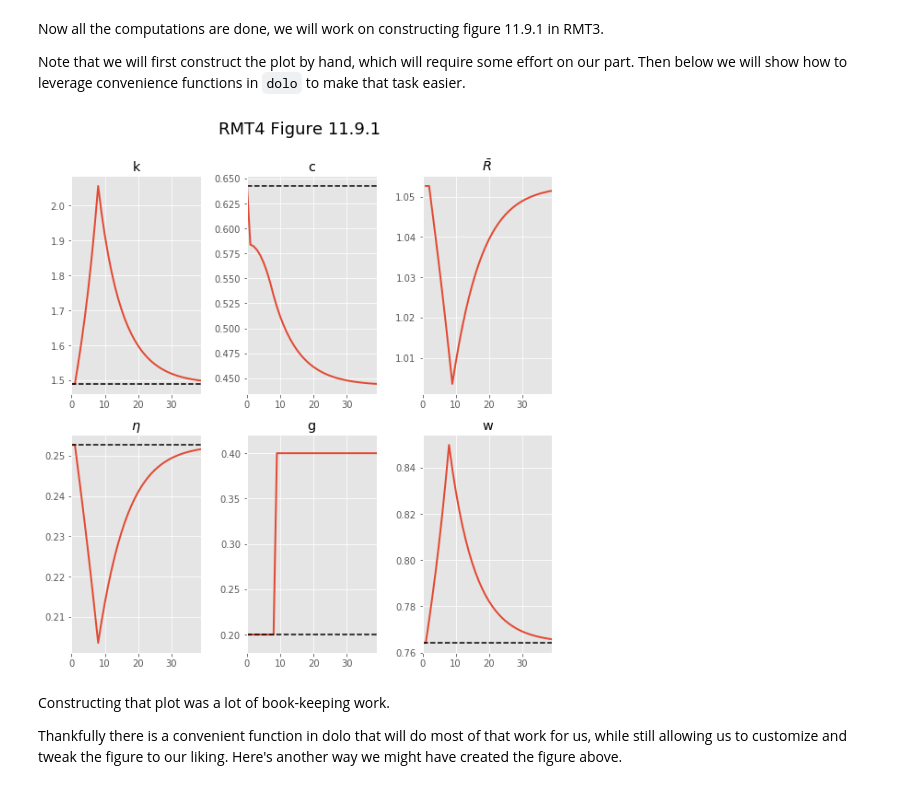
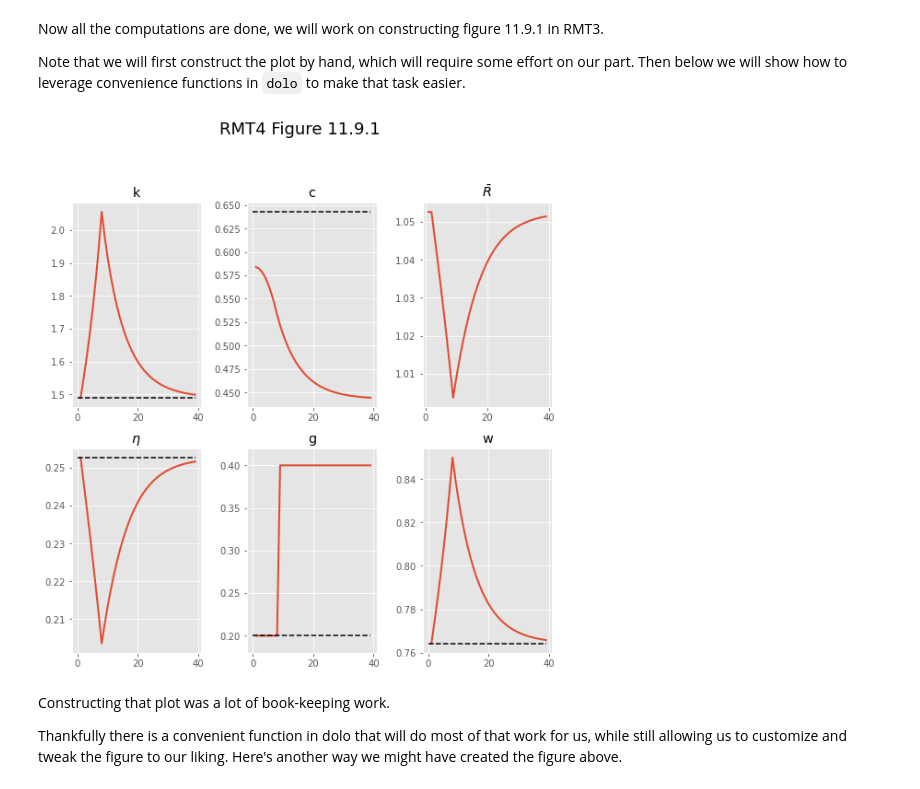
Before and after one commit to EconForge/dolo.py, a Jupyter notebook: examples/notebooks/rmt3_ch11.ipynb, the cells around one changed output. Cells and saved outputs as stored; diff of their text form; code cells hidden in the pictures.

```diff
--- a/examples/notebooks/rmt3_ch11.ipynb
+++ b/examples/notebooks/rmt3_ch11.ipynb
@@ -186,7 +203,7 @@ First, we solve for the equilibrium transition in this experiment
 # output is a pandas.DataFrame containing the equilibrium
 # time series of each variable in the model
 sol = pf.deterministic_solve(model, shocks=shocks_1,
-                             T=T, ignore_constraints=True)
+                             T=T, ignore_constraints=True)[:]
 sol.head(10)
 # %% [output]
 |  | k | tau_c | tau_k | c | eta | w | g | exog_tau_c | exog_tau_k |
@@ -247,18 +301,18 @@ titles = [["k", "c", r"$\bar{R}$"], [r"$\eta$", "g", "w"]]
 ss_vals = [[kbar, cbar, Rbar], [etabar, gbar, wbar]]
 # %%
 # Generate plots
-psol = sol.iloc[:p_T]
+psol = sol.iloc[1:p_T]
 fig, axes = plt.subplots(nrows=2, ncols=3, figsize=(8, 8))
 for ind_i, i in enumerate(names):
     for ind_k, k in enumerate(i):
         ax_ik = axes[ind_i, ind_k]
         psol[k].plot(ax=ax_ik, linewidth=2, title=titles[ind_i][ind_k])
         ax_ik.plot(o * ss_vals[ind_i][ind_k], 'k--')
 axes[1,1].set_ybound(.18, .42)
 fig.suptitle('RMT4 Figure 11.9.1', fontsize=18, y=1.05)
 fig.tight_layout()
 # %% [output]
-[figure, old version]
+[figure, new version]
 # %% [markdown]
 Constructing that plot was a lot of book-keeping work.
 
```
Also changed, not shown: parts of 12 cells of this notebook, 1 other file.
